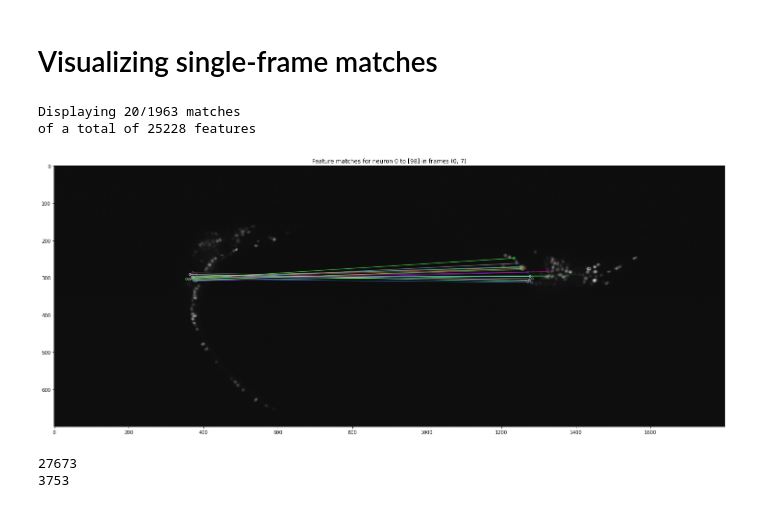
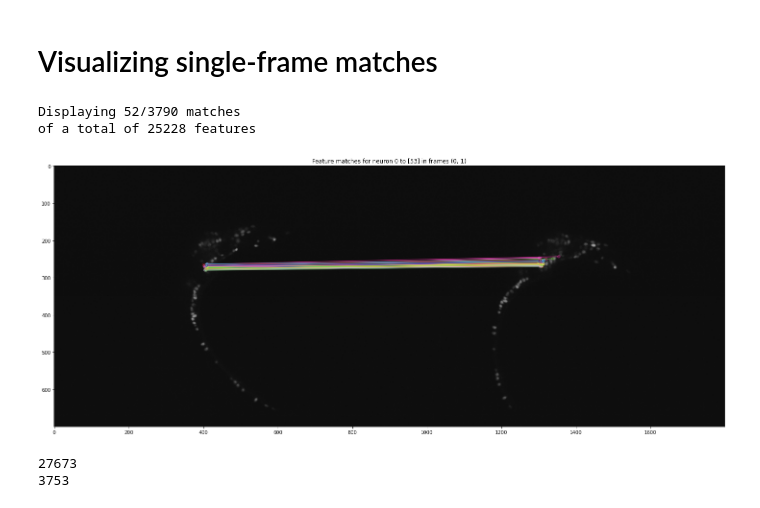
Before and after one commit to ch9nuk9/wbfm, a Jupyter notebook: example-feature-workflow/feature_alignment/Reference_pipeline_tests.ipynb, the cells around one changed output. Saved outputs shown, nothing was run; the diff lists cells and outputs as text; code cells hidden in the pictures.

Commit message:
Tests for new reference frame pipeline

```diff
--- a/example-feature-workflow/feature_alignment/Reference_pipeline_tests.ipynb
+++ b/example-feature-workflow/feature_alignment/Reference_pipeline_tests.ipynb
@@ -25,8 +22,10 @@ btf_fname_red = os.path.join(bigtiff_folder, btf_fname_red)
 # %%
 opt = {'start_frame':0,
        'num_frames':13,
-      'num_reference_frames':9}
-all_matches, all_other_frames, reference_set = track_via_reference_frames(btf_fname_red, **opt)
+      'num_reference_frames':9,
+      'use_k_cliques':False}
+out = track_via_reference_frames(btf_fname_red, **opt)
+all_matches, all_other_frames, reference_set = out
 # %% [output]
 [Open3D WARNING] [KDTreeFlann::SetRawData] Failed due to no data.
 [Open3D WARNING] [KDTreeFlann::SetRawData] Failed due to no data.
@@ -96,20 +103,20 @@ feature_matches = reference_set.feature_matches
 # %% [markdown]
 # Visualizing single-frame matches
 # %%
-p = (0,7)
+p = (0,1)
 n0 = pairwise_matches[p][0][0]
 #n0=3
 
 plot_match_example(ref_frames,
                        neuron_matches=pairwise_matches,
                        feature_matches=feature_matches,
                        which_frame_pair=p,
                        neuron0=n0,
                        which_slice=12)
 # %% [output]
-Displaying 20/1963 matches
+Displaying 52/3790 matches
 of a total of 25228 features
-[figure, old version]
+[figure, new version]
 # %%
 print(len(ref_frames[1].features_to_neurons))
 print(len(feature_matches[(0,1)]))
```
Also changed, not shown: parts of 10 cells of this notebook.
